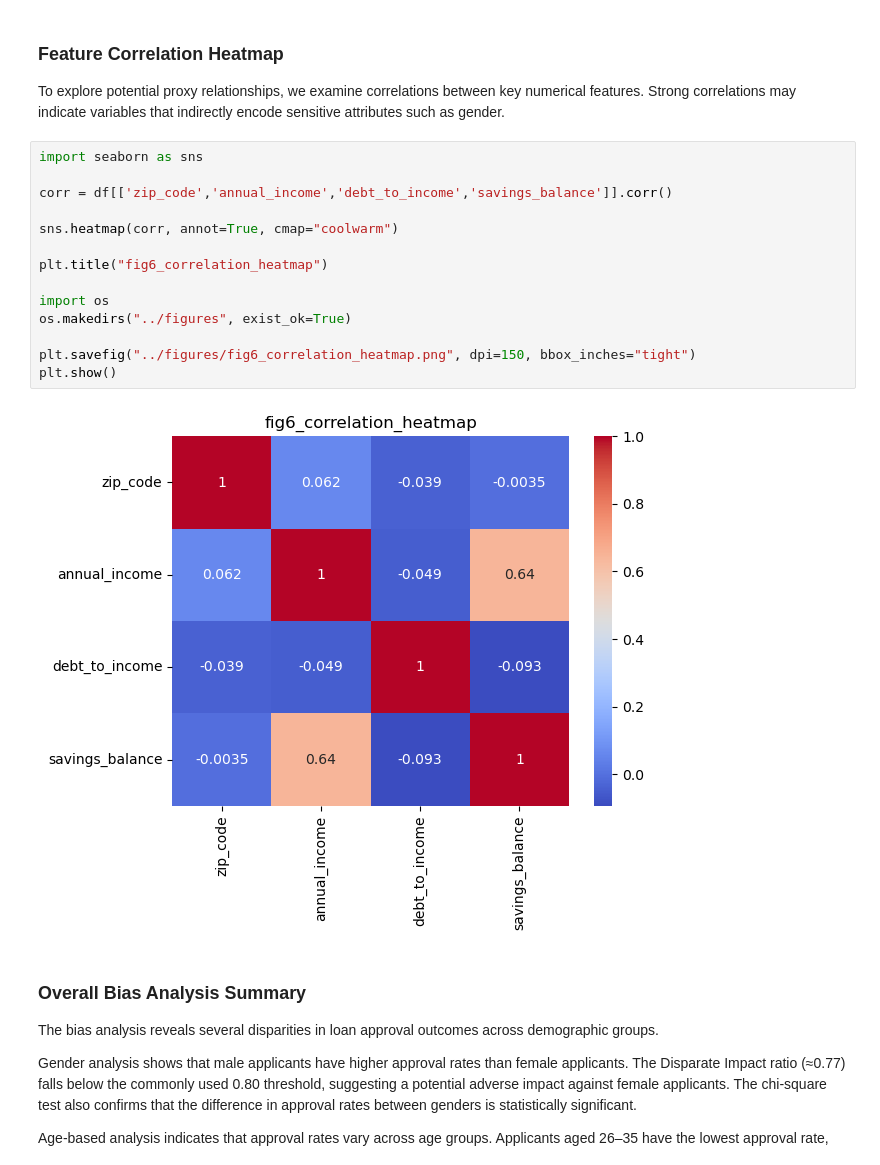
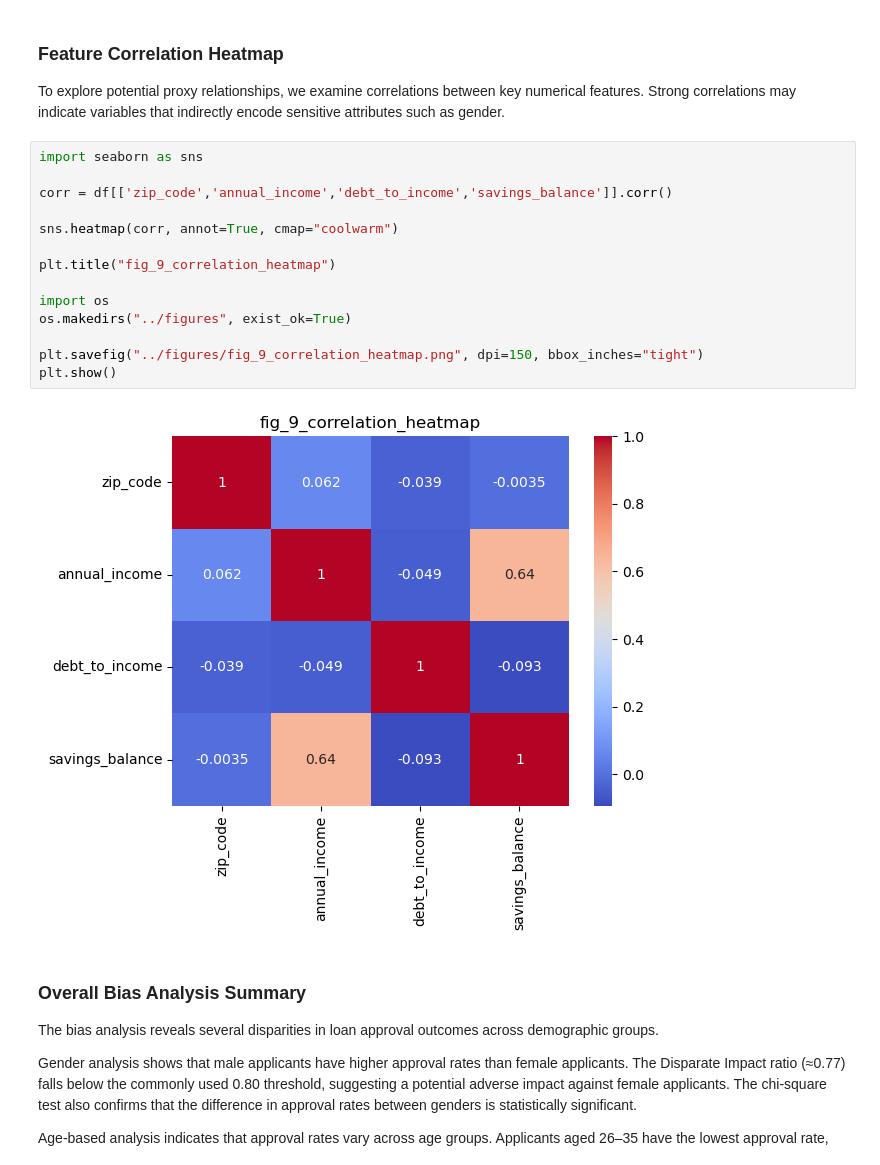
Before and after one commit to JonasKnosp/dego-project-team11-TXC, a Jupyter notebook: notebooks/02-bias-analysis.ipynb, the cells around one changed output. Saved outputs shown, nothing was run; the diff lists cells and outputs as text.

```diff
--- a/notebooks/02-bias-analysis.ipynb
+++ b/notebooks/02-bias-analysis.ipynb
@@ -456,19 +443,19 @@ To explore potential proxy relationships, we examine correlations between key nu
 # %%
 import seaborn as sns
 
 corr = df[['zip_code','annual_income','debt_to_income','savings_balance']].corr()
 
 sns.heatmap(corr, annot=True, cmap="coolwarm")
 
-plt.title("fig6_correlation_heatmap")
+plt.title("fig_9_correlation_heatmap")
 
 import os
 os.makedirs("../figures", exist_ok=True)
 
-plt.savefig("../figures/fig6_correlation_heatmap.png", dpi=150, bbox_inches="tight")
+plt.savefig("../figures/fig_9_correlation_heatmap.png", dpi=150, bbox_inches="tight")
 plt.show()
 # %% [output]
-[figure, old version]
+[figure, new version]
 # %% [markdown]
 ### Overall Bias Analysis Summary
 The bias analysis reveals several disparities in loan approval outcomes across demographic groups.
```
Also changed, not shown: parts of 6 cells of this notebook, 13 other files.
